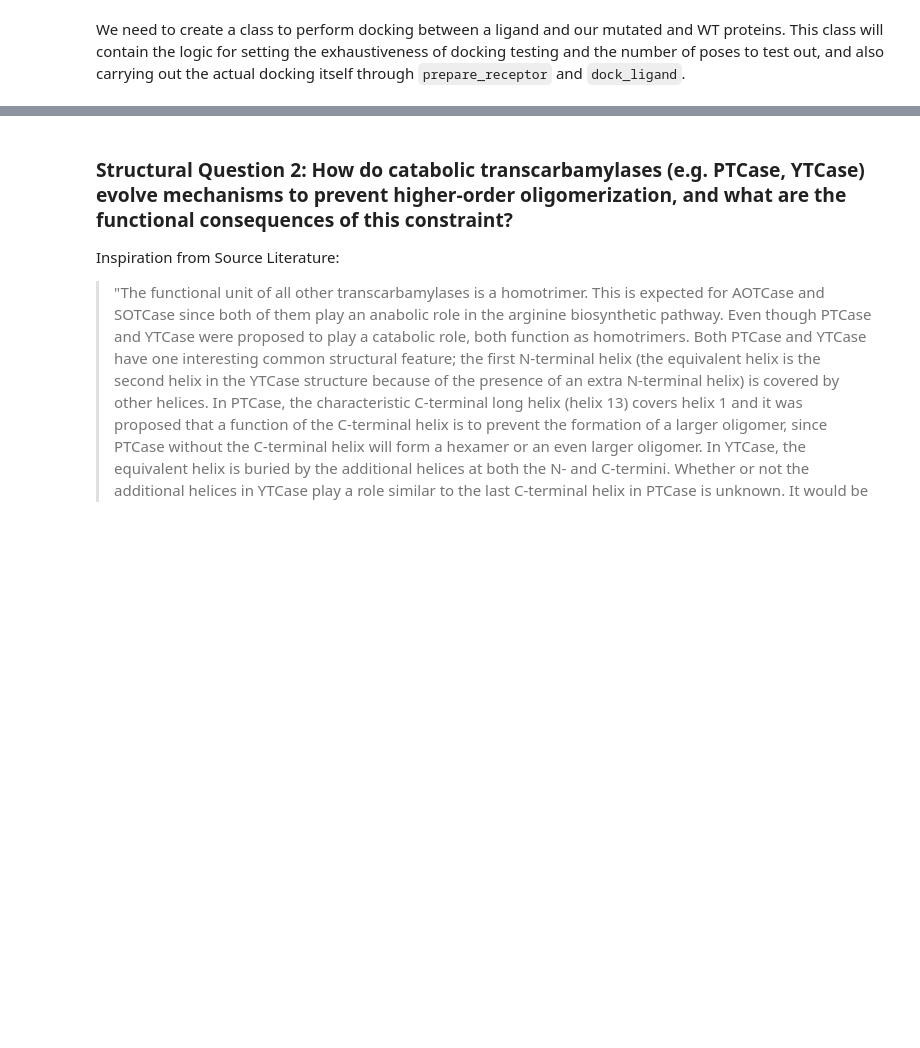
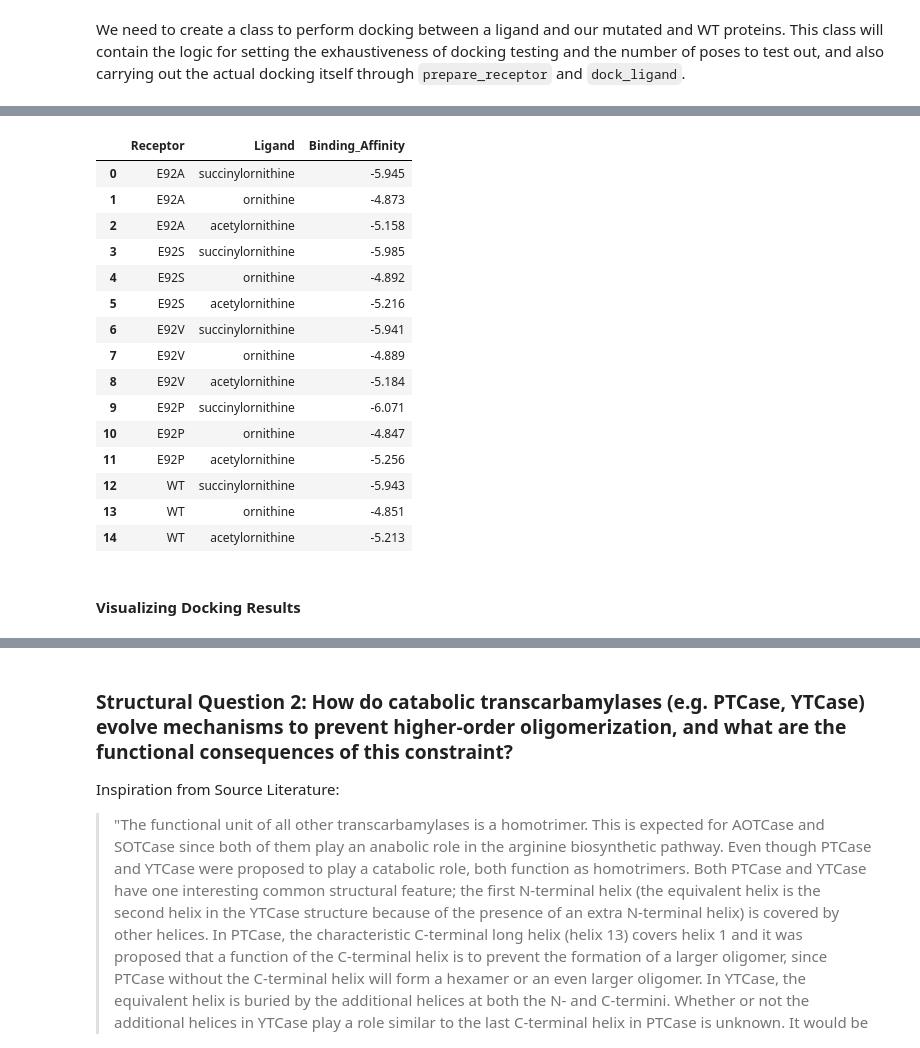
Before and after one commit to david-zhao-0/ProteinComputationalModeling, a Jupyter notebook: 2_functional_exploration_20251208.ipynb, the cells around one changed output, grey strips where cells are left out. Drawn from its saved outputs; the diff is of its cells as text; code cells hidden in the pictures; blank space fills up the shorter version.

```diff
--- a/2_functional_exploration_20251208.ipynb
+++ b/2_functional_exploration_20251208.ipynb
@@ -483,0 +605,21 @@ mode |   affinity | dist from best mode
+# %%
+results_df
+# %% [output]
+|  | Receptor | Ligand | Binding_Affinity |
+| 0 | E92A | succinylornithine | -5.945 |
+| 1 | E92A | ornithine | -4.873 |
+| 2 | E92A | acetylornithine | -5.158 |
+| 3 | E92S | succinylornithine | -5.985 |
+| 4 | E92S | ornithine | -4.892 |
+| 5 | E92S | acetylornithine | -5.216 |
+| 6 | E92V | succinylornithine | -5.941 |
+| 7 | E92V | ornithine | -4.889 |
+| 8 | E92V | acetylornithine | -5.184 |
+| 9 | E92P | succinylornithine | -6.071 |
+| 10 | E92P | ornithine | -4.847 |
+| 11 | E92P | acetylornithine | -5.256 |
+| 12 | WT | succinylornithine | -5.943 |
+| 13 | WT | ornithine | -4.851 |
+| 14 | WT | acetylornithine | -5.213 |
+# %% [markdown]
+#### Visualizing Docking Results
```
Also changed, not shown: parts of 22 cells of this notebook, 10 other files.
